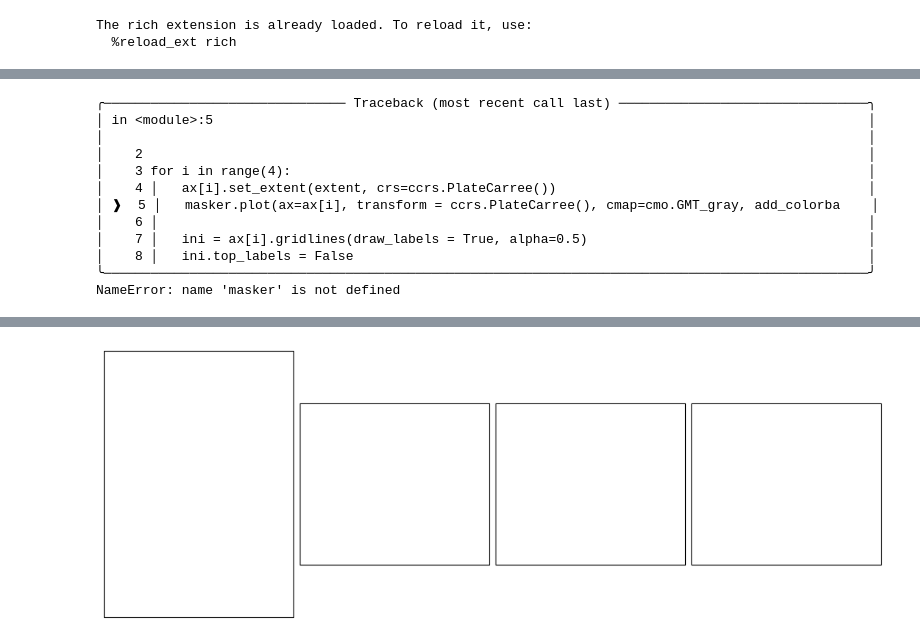
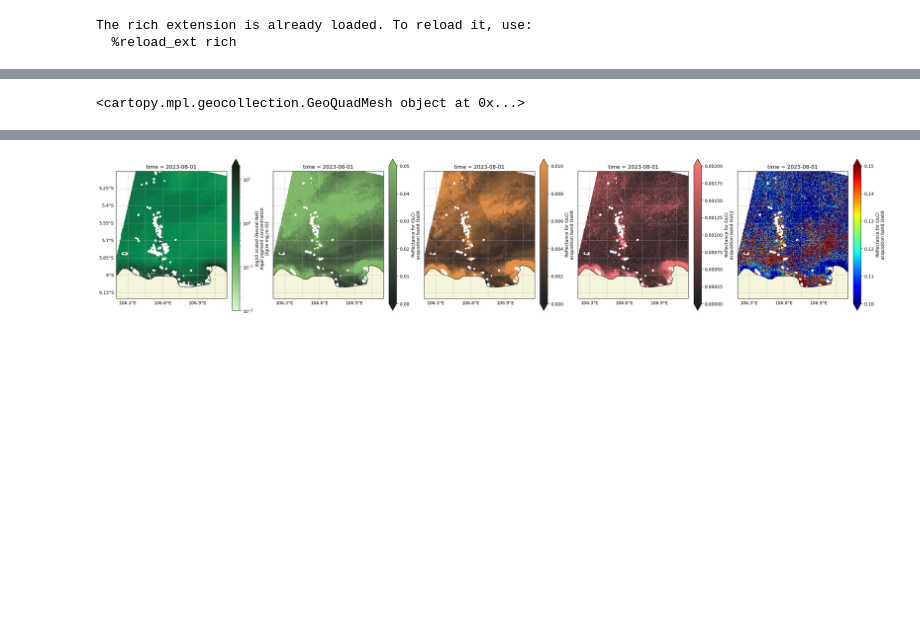
Before and after one commit to eddyofastro/HAB_JakartaBay, a Jupyter notebook: Notebooks/IMBeR_Training_2.ipynb, the cells around one changed output, grey strips where cells are left out. Saved outputs shown, nothing was run; the diff lists cells and outputs as text; code cells hidden in the pictures; blank space fills up the shorter version.

```diff
--- a/Notebooks/IMBeR_Training_2.ipynb
+++ b/Notebooks/IMBeR_Training_2.ipynb
@@ -84,0 +114,10 @@ mask.lon.attrs = {
+# %%
+fig, ax = plt.subplots(figsize=[10,6], layout='constrained', subplot_kw=dict(projection=ccrs.Mercator()))
+
+ax.set_extent(extent, crs=ccrs.PlateCarree())
+
+ini = ax.gridlines(draw_labels = True, alpha=0.5)
+ini.top_labels = False
+ini.right_labels = False
+
+mask.mask.plot(ax=ax, transform=ccrs.PlateCarree())
@@ -216,9 +235,18 @@ OSError: could not get source code
+# %%
+chlnn = xr.open_dataset('/mnt/d/Documents/Programming/Python/Output/IMBER/Data/chl_nn.nc')['chl_nn']
+chlnn = 10 ** chlnn
+
+Oa06 = xr.open_dataset('/mnt/d/Documents/Programming/Python/Output/IMBER/Data/Oa06.nc')['Oa06']
+Oa08 = xr.open_dataset('/mnt/d/Documents/Programming/Python/Output/IMBER/Data/Oa08.nc')['Oa08']
+Oa12 = xr.open_dataset('/mnt/d/Documents/Programming/Python/Output/IMBER/Data/Oa12.nc')['Oa12']
+
+rdi = ((1 / Oa08) - (1 / Oa06)) * Oa12
 # %%
-fig, ax = plt.subplots(figsize=[10,6], ncols=4, layout='constrained', subplot_kw=dict(projection=ccrs.Mercator()))
+fig, ax = plt.subplots(figsize=[25,5], ncols=5, layout='constrained', subplot_kw=dict(projection=ccrs.Mercator()))
 
-for i in range(4):
+for i in range(5):
     ax[i].set_extent(extent, crs=ccrs.PlateCarree())
-    masker.plot(ax=ax[i], transform = ccrs.PlateCarree(), cmap=cmo.GMT_gray, add_colorbar=False, zorder=1)
+    ax[i].add_feature(cartopy.feature.LAND.with_scale('10m'), facecolor = 'beige', edgecolor='black', zorder = 1)
 
     ini = ax[i].gridlines(draw_labels = True, alpha=0.5)
     ini.top_labels = False
@@ -226,10 +254,10 @@ for i in range(4):
     if not i == 0:
         ini.left_labels = False
 
-seasonal_ref.Oa06.isel(season='DJF').plot(ax=ax[0], add_colorbar=False, norm=colors.Normalize(0.01,0.1), cmap=cmo.thermal, zorder=0, transform=ccrs.PlateCarree())
-seasonal_ref.Oa07.isel(season='DJF').plot(ax=ax[0], add_colorbar=False, norm=colors.Normalize(0.01,0.1), cmap=cmo.thermal, zorder=0, transform=ccrs.PlateCarree())
-seasonal_ref.Oa08.isel(season='DJF').plot(ax=ax[0], add_colorbar=False, norm=colors.Normalize(0.01,0.1), cmap=cmo.thermal, zorder=0, transform=ccrs.PlateCarree())
-seasonal_ref.Oa12.isel(season='DJF').plot(ax=ax[0], add_colorbar=False, norm=colors.Normalize(0.01,0.1), cmap=cmo.thermal, zorder=0, transform=ccrs.PlateCarree())
+chlnn.sel(time='2023-08-01').plot(ax=ax[0], norm=colors.LogNorm(0.01,20), cmap=cmo.algae, zorder=0, transform=ccrs.PlateCarree())
+Oa06.sel(time='2023-08-01').plot(ax=ax[1], norm=colors.Normalize(0,0.05), cmap=cmo.greens_light, zorder=0, transform=ccrs.PlateCarree())
+Oa08.sel(time='2023-08-01').plot(ax=ax[2], norm=colors.Normalize(0,0.01), cmap=cmo.oranges_light, zorder=0, transform=ccrs.PlateCarree())
+Oa12.sel(time='2023-08-01').plot(ax=ax[3], norm=colors.Normalize(0,0.002), cmap=cmo.reds_light, zorder=0, transform=ccrs.PlateCarree())
 
-cbar = plt.colorbar(cm.ScalarMappable(cmap=cmo.thermal, norm=colors.Normalize(0.01,0.1)), shrink=0.7, aspect=40, pad=0.02, orientation = 'horizontal', label = 'Reflectances',ax=ax[0:])
+rdi.sel(time='2023-08-01').plot(ax=ax[4], norm=colors.Normalize(0.10,0.15), cmap='jet', zorder=0, transform=ccrs.PlateCarree())
 # %% [output]
@@ -236,12 +265 @@ cbar = plt.colorbar(cm.ScalarMappable(cmap=cmo.thermal, norm=colors.Normalize(0.
-╭─────────────────────────────── Traceback (most recent call last) ────────────────────────────────╮
-│ in <module>:5                                                                                    │
-│                                                                                                  │
-│    2                                                                                             │
-│    3 for i in range(4):                                                                          │
-│    4 │   ax[i].set_extent(extent, crs=ccrs.PlateCarree())                                        │
-│ ❱  5 │   masker.plot(ax=ax[i], transform = ccrs.PlateCarree(), cmap=cmo.GMT_gray, add_colorba    │
-│    6 │                                                                                           │
-│    7 │   ini = ax[i].gridlines(draw_labels = True, alpha=0.5)                                    │
-│    8 │   ini.top_labels = False                                                                  │
-╰──────────────────────────────────────────────────────────────────────────────────────────────────╯
-NameError: name 'masker' is not defined
+<cartopy.mpl.geocollection.GeoQuadMesh object at 0x...>
@@ -249 +267 @@ NameError: name 'masker' is not defined
-[figure, old version]
+[figure, new version]
```
Also changed, not shown: parts of 19 cells of this notebook, 15 other files.
